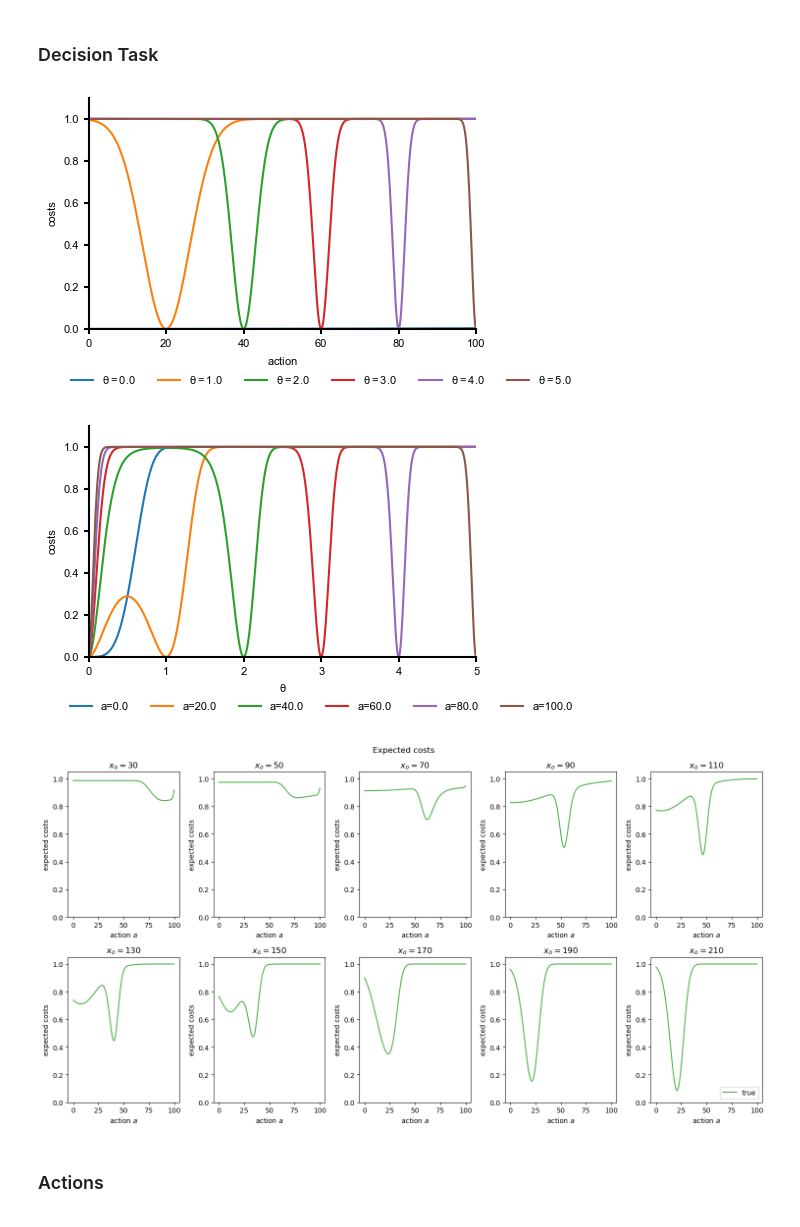
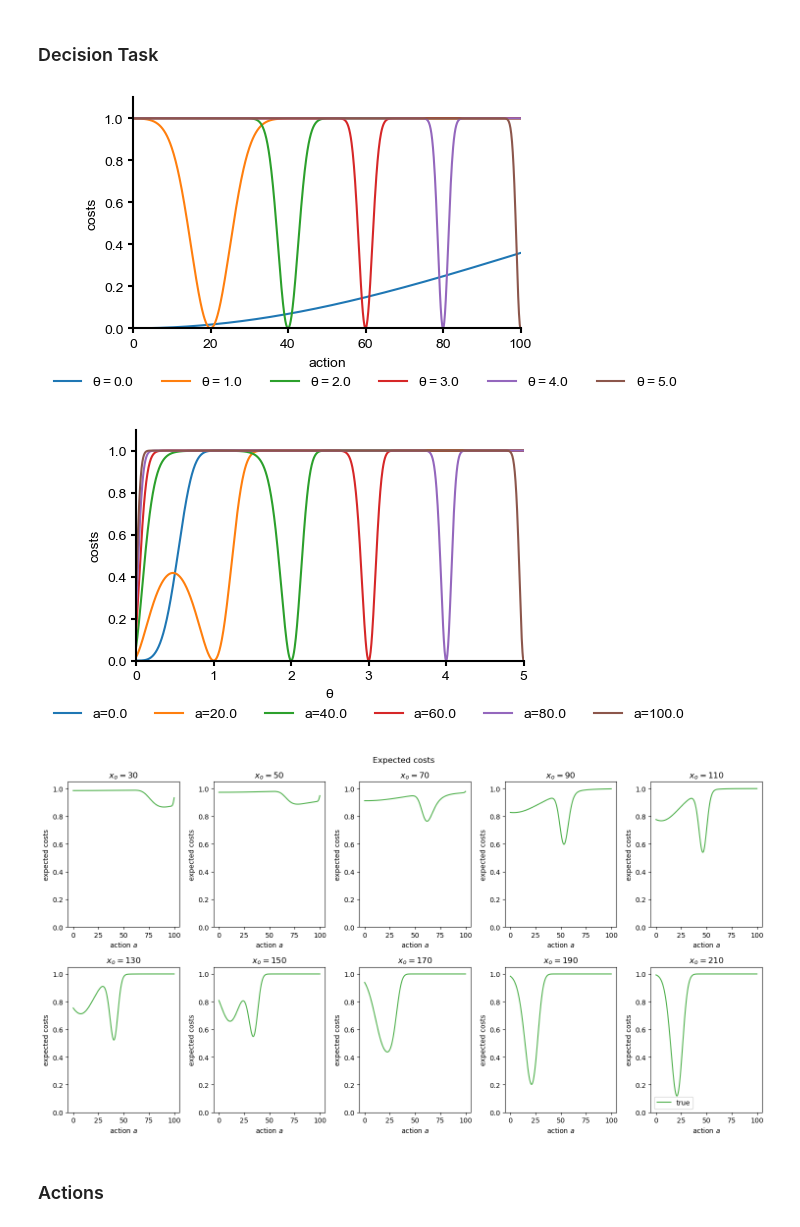
Before and after one commit to mackelab/amortized-decision-making, a Jupyter notebook: scripts/examples/toy_continuous_actions.ipynb, the cells around one changed output. Drawn from its saved outputs; the diff is of its cells as text; code cells hidden in the pictures.

```diff
--- a/scripts/examples/toy_continuous_actions.ipynb
+++ b/scripts/examples/toy_continuous_actions.ipynb
@@ -70,33 +71,33 @@ with mpl.rc_context(fname=plot_config_file):
 ### Decision Task
 # %%
 # loss = SquaredLoss(factor=1)
-factor = 3
+factor = 1.5
 exponential = 2
-cost_fn = RevGaussCost(parameter_range=toy.param_high - toy.param_low, action_range=toy.action_high-toy.action_low, factor=factor, exponential=exponential)
+cost_fn = RevGaussCost(parameter_range=[toy.param_low, toy.param_high], action_range=[toy.action_low, toy.action_high], factor=factor, exponential=exponential)
 
 with mpl.rc_context(fname=plot_config_file):
     resolution = 1000
     actions = torch.arange(toy.action_low, toy.action_high, (toy.action_high - toy.action_low) / resolution)
 
     fig, ax = plt.subplots(1, 1, figsize=(5, 3))
     for theta in torch.arange(toy.param_low.item(), toy.param_high.item()+0.01, 1):
         ax.plot(actions, cost_fn(theta, actions), label=rf"$\theta={theta}$")
 
     ax.set_xlabel(r"$action$")
     ax.set_ylabel("costs")
     ax.set_xlim(toy.action_low, toy.action_high)
     ax.set_ylim(0, 1.1)
     ax.legend(
         loc="upper center",
         bbox_to_anchor=(0.6, -0.15),
         fancybox=True,
         shadow=True,
         ncol=6,
     )
     # plt.savefig("./results/continuous/toy_example/fig_cost_fct.pdf")
     plt.show()
 # %% [output]
-[figure, old version]
+[figure, new version]
 # %%
 with mpl.rc_context(fname=plot_config_file):
     resolution = 1000
@@ -120,7 +121,7 @@ with mpl.rc_context(fname=plot_config_file):
     # plt.savefig("./results/continuous/toy_example/fig_cost_fct.pdf")
     plt.show()
 # %% [output]
-[figure, old version]
+[figure, new version]
 # %%
 obs = torch.arange(30, 230, 20)
 a_grid = torch.arange(toy.action_low, toy.action_high, 0.05)
@@ -146,7 +147,7 @@ plt.tight_layout()
 plt.legend()
 plt.show()
 # %% [output]
-[figure, old version]
+[figure, new version]
 # %% [markdown]
 ### Actions
 # %%
```
Also changed, not shown: parts of 25 cells of this notebook, 28 other files.
